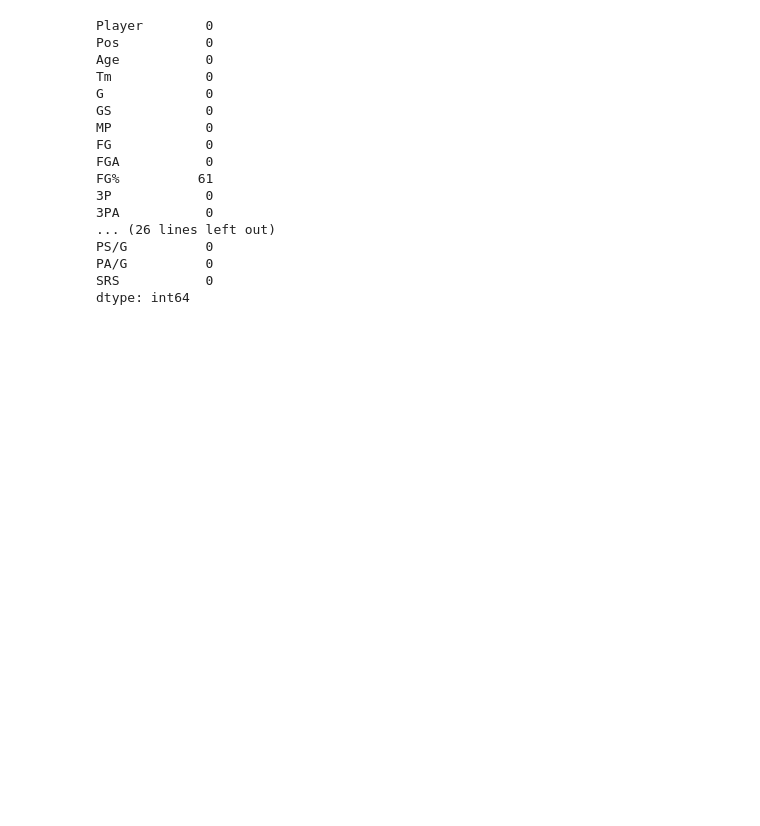
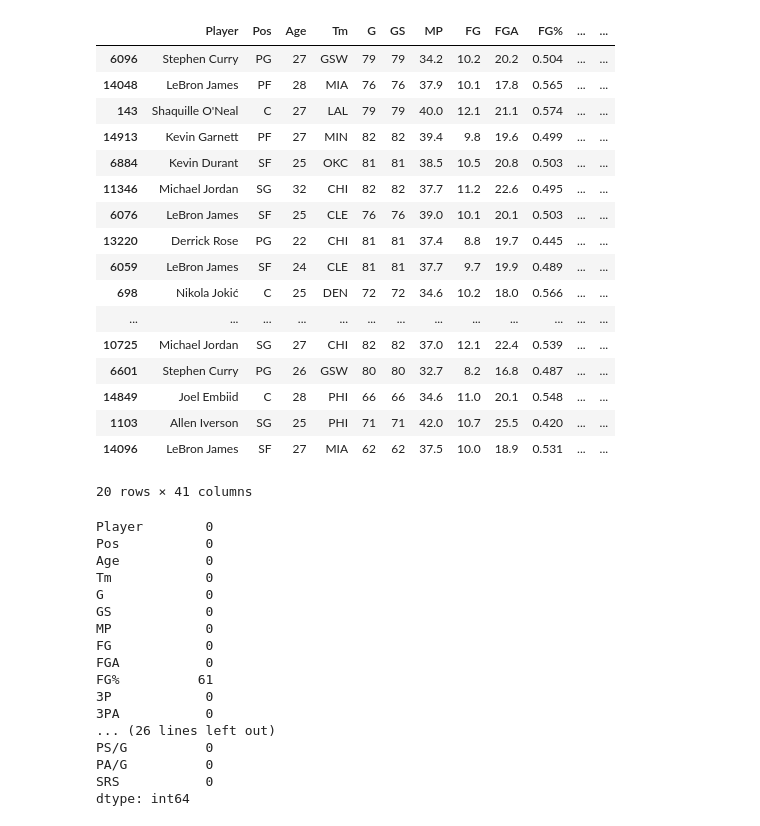
Before and after one commit to jhsu0811/nba-mvp-predictor, a Jupyter notebook: machine_learning.ipynb, the cells around one changed output. Saved outputs shown, nothing was run; the diff lists cells and outputs as text; code cells hidden in the pictures; blank space fills up the shorter version.

```diff
--- a/machine_learning.ipynb
+++ b/machine_learning.ipynb
@@ -23,3 +21,24 @@ del stats["Unnamed: 0"]
+# %%
+stats.sort_values("Share", ascending=False).head(20)
+# %% [output]
+|  | Player | Pos | Age | Tm | G | GS | MP | FG | FGA | FG% | ... | ... |
+| 6096 | Stephen Curry | PG | 27 | GSW | 79 | 79 | 34.2 | 10.2 | 20.2 | 0.504 | ... | ... |
+| 14048 | LeBron James | PF | 28 | MIA | 76 | 76 | 37.9 | 10.1 | 17.8 | 0.565 | ... | ... |
+| 143 | Shaquille O'Neal | C | 27 | LAL | 79 | 79 | 40.0 | 12.1 | 21.1 | 0.574 | ... | ... |
+| 14913 | Kevin Garnett | PF | 27 | MIN | 82 | 82 | 39.4 | 9.8 | 19.6 | 0.499 | ... | ... |
+| 6884 | Kevin Durant | SF | 25 | OKC | 81 | 81 | 38.5 | 10.5 | 20.8 | 0.503 | ... | ... |
+| 11346 | Michael Jordan | SG | 32 | CHI | 82 | 82 | 37.7 | 11.2 | 22.6 | 0.495 | ... | ... |
+| 6076 | LeBron James | SF | 25 | CLE | 76 | 76 | 39.0 | 10.1 | 20.1 | 0.503 | ... | ... |
+| 13220 | Derrick Rose | PG | 22 | CHI | 81 | 81 | 37.4 | 8.8 | 19.7 | 0.445 | ... | ... |
+| 6059 | LeBron James | SF | 24 | CLE | 81 | 81 | 37.7 | 9.7 | 19.9 | 0.489 | ... | ... |
+| 698 | Nikola Jokić | C | 25 | DEN | 72 | 72 | 34.6 | 10.2 | 18.0 | 0.566 | ... | ... |
+| ... | ... | ... | ... | ... | ... | ... | ... | ... | ... | ... | ... | ... |
+| 10725 | Michael Jordan | SG | 27 | CHI | 82 | 82 | 37.0 | 12.1 | 22.4 | 0.539 | ... | ... |
+| 6601 | Stephen Curry | PG | 26 | GSW | 80 | 80 | 32.7 | 8.2 | 16.8 | 0.487 | ... | ... |
+| 14849 | Joel Embiid | C | 28 | PHI | 66 | 66 | 34.6 | 11.0 | 20.1 | 0.548 | ... | ... |
+| 1103 | Allen Iverson | SG | 25 | PHI | 71 | 71 | 42.0 | 10.7 | 25.5 | 0.420 | ... | ... |
+| 14096 | LeBron James | SF | 27 | MIA | 62 | 62 | 37.5 | 10.0 | 18.9 | 0.531 | ... | ... |
+20 rows × 41 columns
 # %%
 pd.isnull(stats).sum()
 # %% [output]
```
Also changed, not shown: parts of 15 cells of this notebook, 2 other files.
